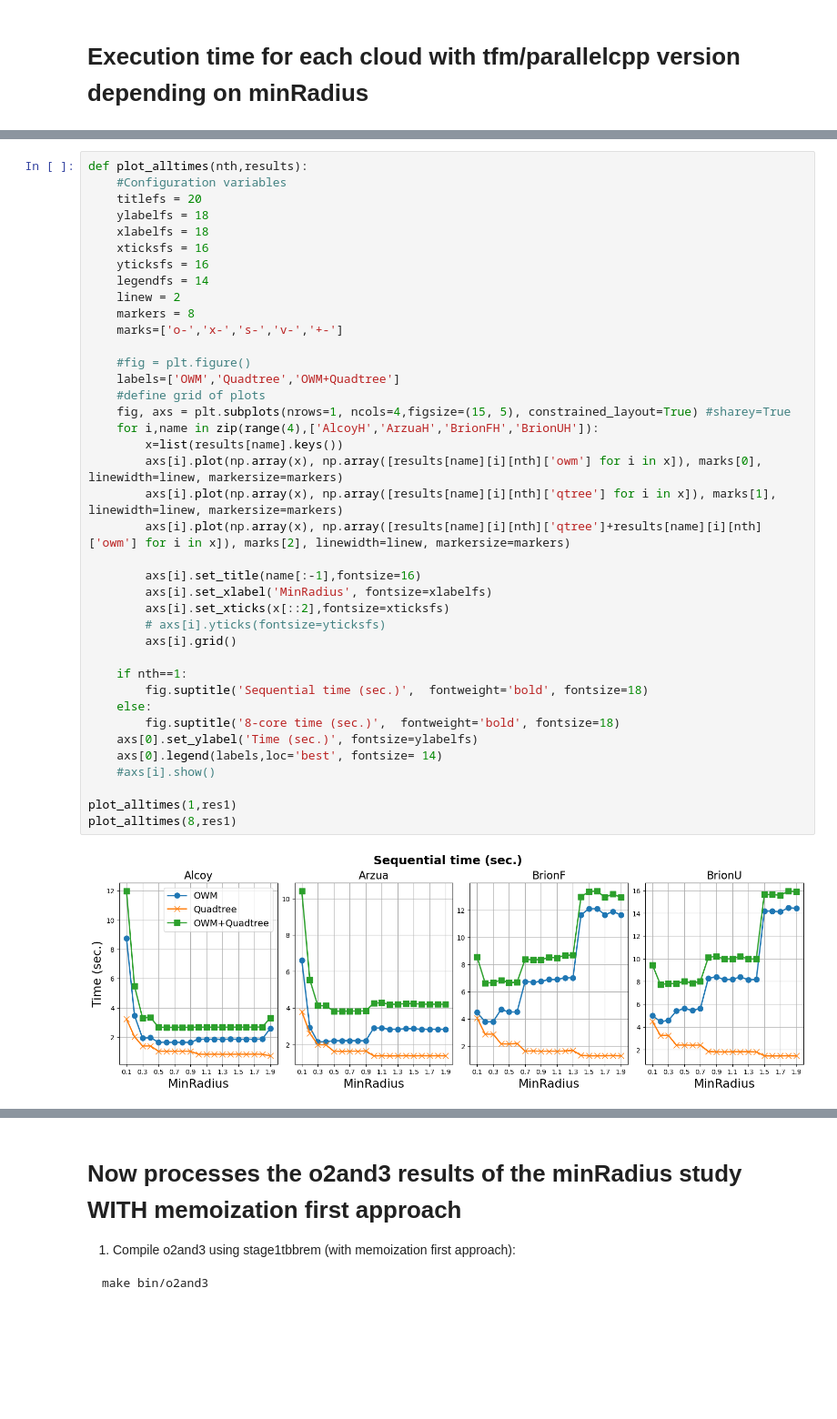
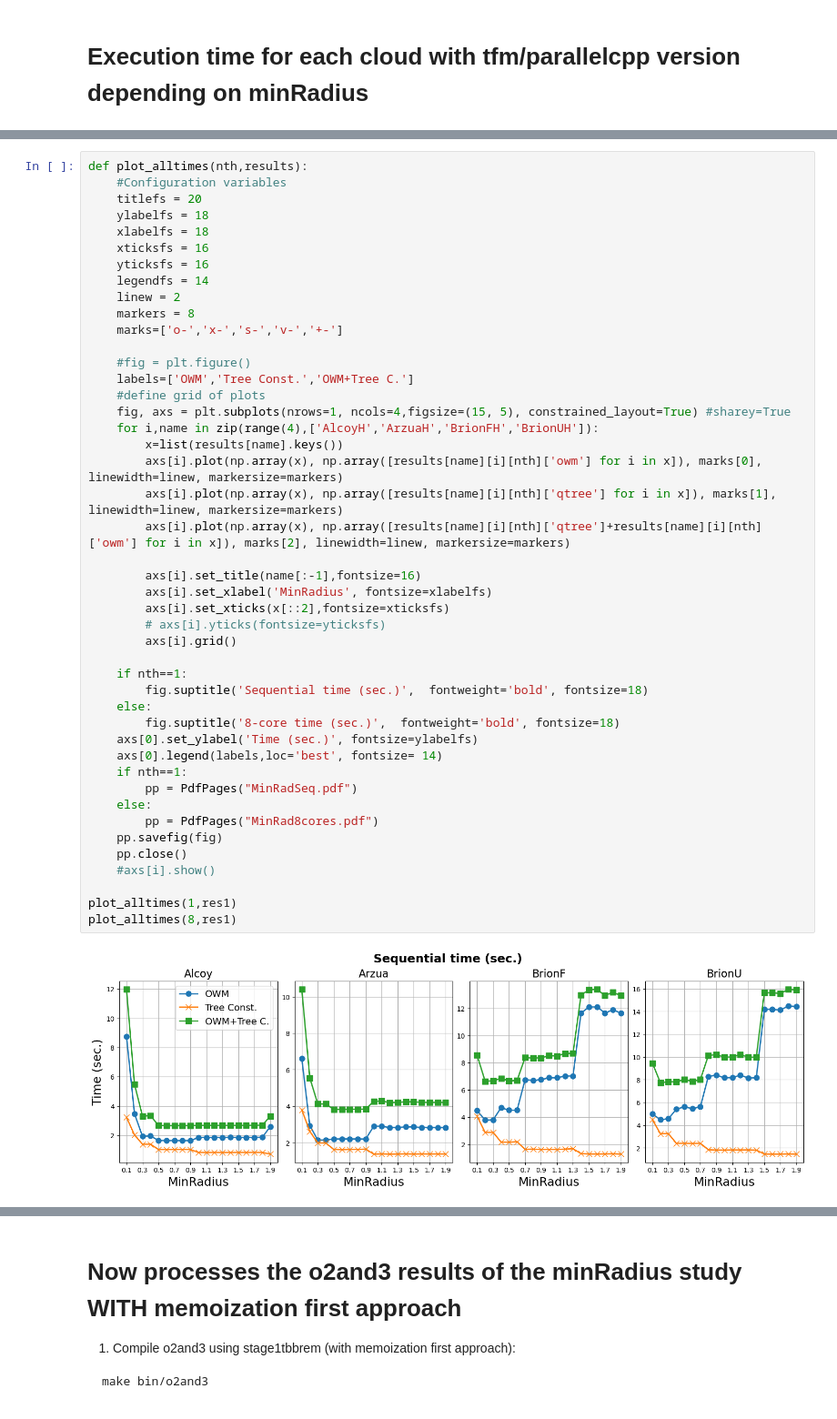
Before and after one commit to PPMC-DAC/FastOWM, a Jupyter notebook: Results/o2and3_minradius.ipynb, the cells around one changed output, grey strips where cells are left out. Shown at 91% size. Drawn from its saved outputs; the diff is of its cells as text; blank space fills up the shorter version.

```diff
--- a/Results/o2and3_minradius.ipynb
+++ b/Results/o2and3_minradius.ipynb
@@ -184,32 +175,38 @@ def plot_alltimes(nth,results):
     linew = 2
     markers = 8
     marks=['o-','x-','s-','v-','+-']
 
     #fig = plt.figure()
-    labels=['OWM','Quadtree','OWM+Quadtree']
+    labels=['OWM','Tree Const.','OWM+Tree C.']
     #define grid of plots
     fig, axs = plt.subplots(nrows=1, ncols=4,figsize=(15, 5), constrained_layout=True) #sharey=True
     for i,name in zip(range(4),['AlcoyH','ArzuaH','BrionFH','BrionUH']):
         x=list(results[name].keys())
         axs[i].plot(np.array(x), np.array([results[name][i][nth]['owm'] for i in x]), marks[0], linewidth=linew, markersize=markers)
         axs[i].plot(np.array(x), np.array([results[name][i][nth]['qtree'] for i in x]), marks[1], linewidth=linew, markersize=markers)
         axs[i].plot(np.array(x), np.array([results[name][i][nth]['qtree']+results[name][i][nth]['owm'] for i in x]), marks[2], linewidth=linew, markersize=markers)
 
         axs[i].set_title(name[:-1],fontsize=16)
         axs[i].set_xlabel('MinRadius', fontsize=xlabelfs)
         axs[i].set_xticks(x[::2],fontsize=xticksfs)
         # axs[i].yticks(fontsize=yticksfs)
         axs[i].grid()
 
     if nth==1:
         fig.suptitle('Sequential time (sec.)',  fontweight='bold', fontsize=18)
     else:
         fig.suptitle('8-core time (sec.)',  fontweight='bold', fontsize=18)
     axs[0].set_ylabel('Time (sec.)', fontsize=ylabelfs)
     axs[0].legend(labels,loc='best', fontsize= 14)
+    if nth==1:
+        pp = PdfPages("MinRadSeq.pdf")
+    else:
+        pp = PdfPages("MinRad8cores.pdf")
+    pp.savefig(fig)
+    pp.close()
     #axs[i].show()
 
 plot_alltimes(1,res1)
 plot_alltimes(8,res1)
 # %% [output]
-[figure, old version]
+[figure, new version]
```
Also changed, not shown: parts of 6 cells of this notebook, 6 other files.
